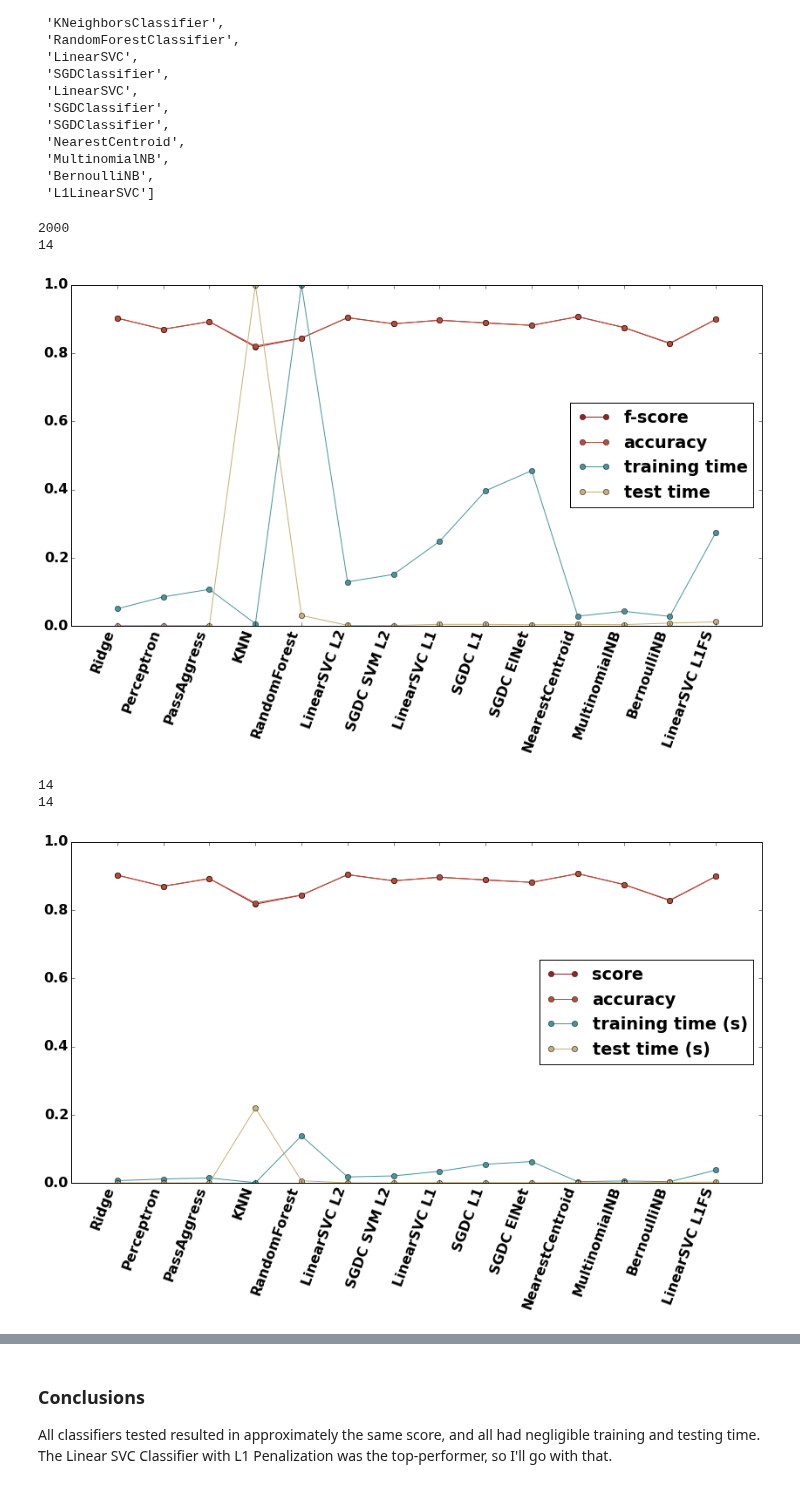
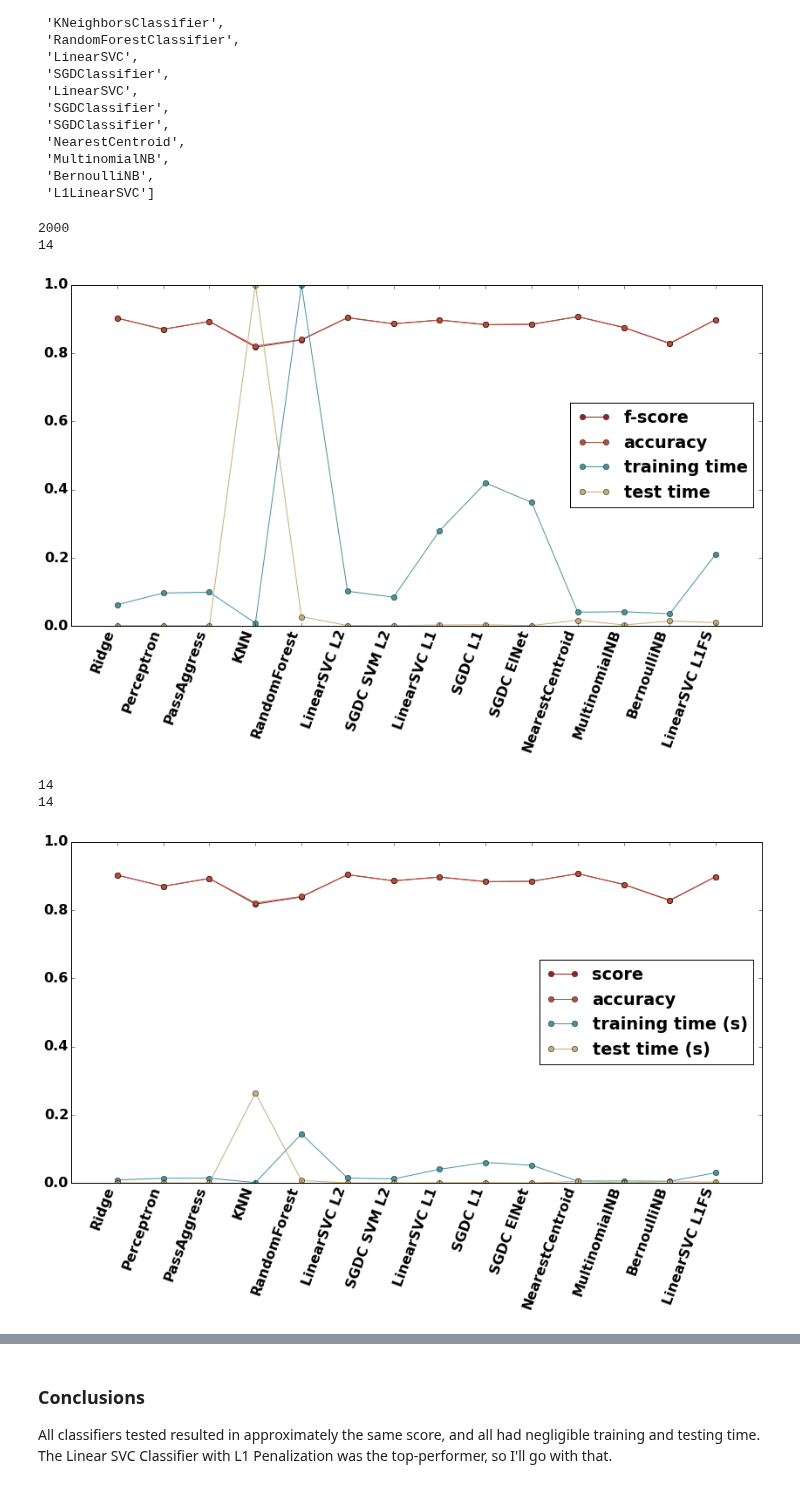
Before and after one commit to mattgiguere/doglodge, a Jupyter notebook: code/testing_classifiers.ipynb, the cells around one changed output, grey strips where cells are left out. Drawn from its saved outputs; the diff is of its cells as text; code cells hidden in the pictures.

```diff
--- a/code/testing_classifiers.ipynb
+++ b/code/testing_classifiers.ipynb
@@ -49,3 +53,5 @@ bfdf.head(5)
+# %%
+lbfdf = bfdf[bfdf['review_text'].str.len() > 300].copy()
 # %% [markdown]
 ### Restore Yelp Reviews and Ratings
 # %%
@@ -66,8 +76,10 @@ yelpdf.head(5)
+# %%
+lydf = yelpdf[yelpdf['review_text'].str.len() > 300].copy()
 # %% [markdown]
 ### Create a training and test data sets
 # %%
-train_data = np.hstack((bfdf['review_text'].values[:1000],
-                        yelpdf['review_text'].values[:1000]))
+train_data = np.hstack((lbfdf['review_text'].values[:1500],
+                        lydf['review_text'].values[:1500]))
 # %%
 len(train_data)
 # %% [output]
@@ -75,6 +87,6 @@ len(train_data)
 # %%
-labels = ['dog'] * 1000
-labels.extend(['general'] * 1000)
+labels = ['dog'] * 1500
+labels.extend(['general'] * 1500)
 # %%
 len(labels)
 # %% [output]
@@ -520,33 +529,33 @@ ax.set_xlim([-1, 14])
 ax.set_ylim([0, 1])
 ax.legend(loc='best')
 plt.subplots_adjust(left=0.05, bottom=0.3, top=.98)
-plt.savefig('classifierScoresNorm.png', dpi=144)
+#plt.savefig('classifierScoresNorm.png', dpi=144)
 # %% [output]
 2000
 14
-[figure, old version]
+[figure, new version]
 # %%
 fig, ax = plt.subplots(1, 1)
 
-clf_names, score, acc, training_time, test_time = results
+clf_names, score, accs, training_time, test_time = results
 
 ax.plot(indices, score, '-o', label="score", color='#982023')
-ax.plot(indices, acc, '-o', label="accuracy", color='#BA4C37')
+ax.plot(indices, accs, '-o', label="accuracy", color='#BA4C37')
 ax.plot(indices, training_time, '-o', label="training time (s)", color='#46959E')
 ax.plot(indices, test_time, '-o', label="test time (s)", color='#C7B077')
 #labels = [item.get_text() for item in ax.get_xticklabels()]
 print(len(labels))
 print(len(clf_names))
 labels = clf_names
 ax.xaxis.set_ticks(np.arange(np.min(indices), np.max(indices)+1, 1))
 ax.set_xticklabels(clf_names, rotation='70', horizontalalignment='right')
 ax.set_xlim([-1, 14])
 ax.set_ylim([0, 1])
 ax.legend(loc='best')
 plt.subplots_adjust(left=0.05, bottom=0.3, top=.98)
-plt.savefig('classifierScores.png', dpi=144)
+#plt.savefig('classifierScores.png', dpi=144)
 # %% [output]
 14
 14
-[figure, old version]
+[figure, new version]
 # %%
```
Also changed, not shown: parts of 16 cells of this notebook, 1 other file.
